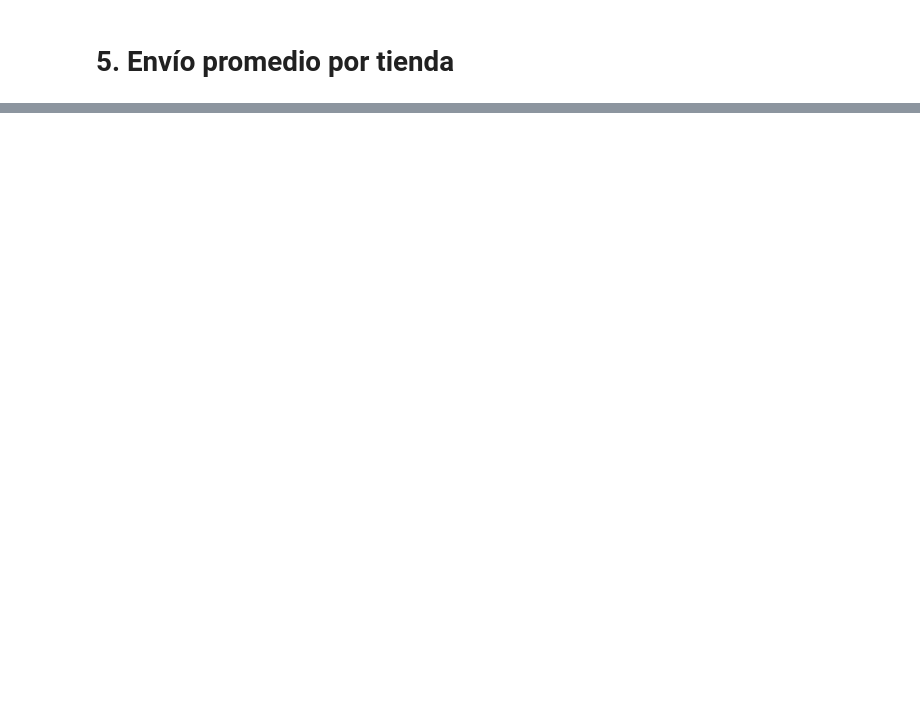
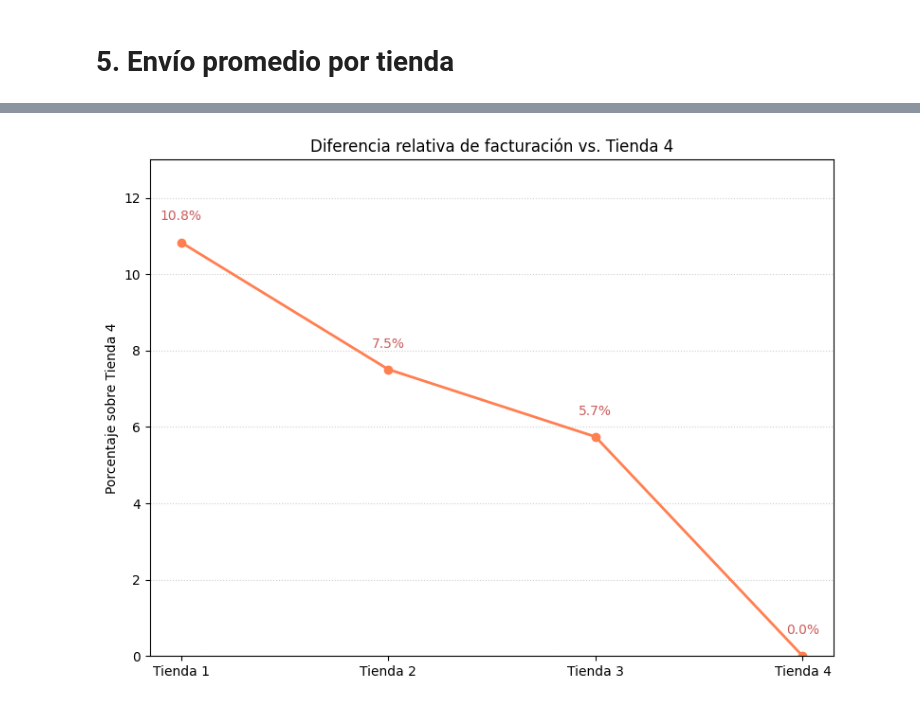
Before and after one commit to mmitxel/alura-challenge-store, a Jupyter notebook: alura_challenge_store.ipynb, the cells around one changed output, grey strips where cells are left out. Saved outputs shown, nothing was run; the diff lists cells and outputs as text; code cells hidden in the pictures; blank space fills up the shorter version.

```diff
--- a/alura_challenge_store.ipynb
+++ b/alura_challenge_store.ipynb
@@ -35,0 +284,27 @@ tienda.head()
+# %%
+s = resultados['Facturación']
+base = s.min()
+pct = (s / base - 1) * 100
+
+fig, ax = plt.subplots(figsize=(8,6))
+
+ax.plot(
+    s.index,
+    pct,
+    color='coral',
+    marker='o',
+    linewidth=2
+)
+
+for x, y in zip(s.index, pct):
+    ax.text(x, y + 0.5, f'{y:.1f}%', ha='center', va='bottom', color='indianred', fontsize=10)
+
+ax.set_ylim(0, 13)
+ax.set_title('Diferencia relativa de facturación vs. Tienda 4')
+ax.set_ylabel('Porcentaje sobre Tienda 4')
+ax.grid(axis='y', linestyle=':', alpha=0.6)
+plt.xticks(rotation=0)
+plt.tight_layout()
+plt.show()
+# %% [output]
+[figure, added]
```
Also changed, not shown: parts of 33 cells of this notebook.
